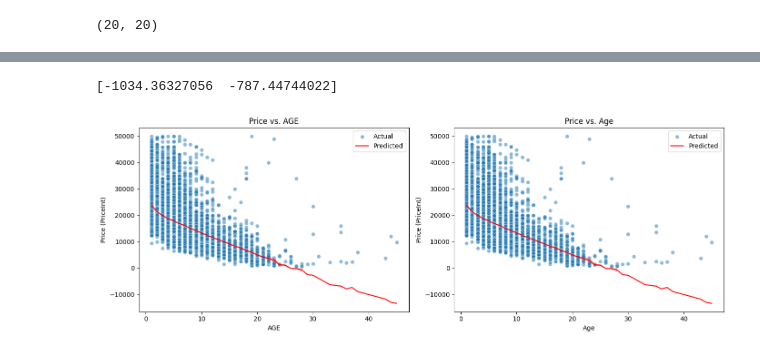
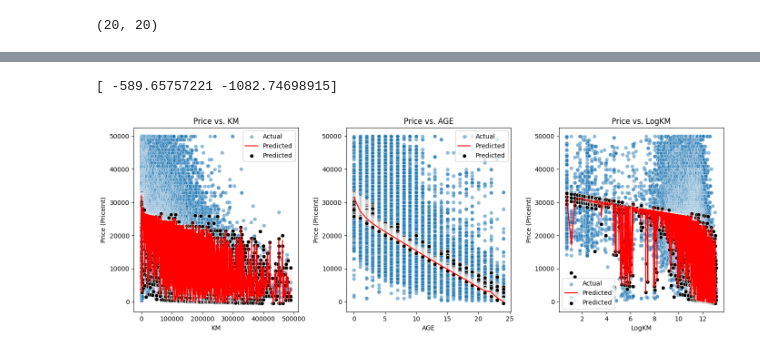
Before and after one commit to Josito3000/Awdint, a Jupyter notebook: DataAnalysis/FirstDataAnalysis.ipynb, the cells around one changed output, grey strips where cells are left out. Cells and saved outputs as stored; diff of their text form; code cells hidden in the pictures.

```diff
--- a/DataAnalysis/FirstDataAnalysis.ipynb
+++ b/DataAnalysis/FirstDataAnalysis.ipynb
@@ -15,5 +16,5 @@ from sklearn.metrics import mean_squared_error
 # %%
-carData_filepath = "C:/Users/PORTATIL/OneDrive/Documentos/Projects/CochecitosScrapping/OutputData/coches_data_compiled_2025-02-22_01-14.parquet"
+carData_filepath = "C:/Users/PORTATIL/OneDrive/Documentos/Projects/CochecitosScrapping/OldOutputData/coches_data_compiled_2025-02-22_01-14.parquet"
 
 # Load dataset
 df1 = pd.read_parquet(carData_filepath)
@@ -131,7 +130,9 @@ Name: count, dtype: int64
 # %%
 df = df.query("PriceInt <= 50000")
-#df = df[df["Brand"] == "VOLKSWAGEN"]
-df = df.query("YEAR < 2025")
+#df = df[df["Brand"] == "CUPRA"]
+df = df.query("YEAR > 2005")
+df = df.query("KM < 200000")
+#df = df.query("PriceInt < 500000")
 # %%
 # Define independent variables and target variable
 X = df[["KM", "YEAR"]]
@@ -249,40 +251,49 @@ plt.show()  # ✅ Ensures the first plot is displayed before moving to the next
 # %%
 # Define independent variables and target variable
 df['LogKM'] = np.log1p(df['KM'])  # Apply log transformation to KM
 df['AGE'] = 2025 - df['YEAR']  # Assuming current year is 2025
 
 
 X = df[["LogKM", "AGE"]]
 y = df["PriceInt"]
 
 # Train the regression model
 modelLog = LinearRegression()
 modelLog.fit(X, y)
 
 print(modelLog.coef_)
 
 df['Predicted_Price_log'] = modelLog.predict(X)
 
 # Create scatter plots with regression lines
-fig, axes = plt.subplots(1, 2, figsize=(14, 5))
+fig, axes = plt.subplots(1, 3, figsize=(14, 5))
 
 sns.scatterplot(x=df['AGE'], y=df['PriceInt'], alpha=0.5, label='Actual', ax=axes[1])
 sns.lineplot(x=df['AGE'], y=df['Predicted_Price_log'], color='red', label='Predicted', ax=axes[1])
-axes[0].set_title('Price vs. AGE')
-axes[0].set_xlabel('AGE')
+sns.scatterplot(x=df['AGE'], y=df['Predicted_Price_log'], color='black', label='Predicted', ax=axes[1])
+axes[1].set_title('Price vs. AGE')
+axes[1].set_xlabel('AGE')
+axes[1].set_ylabel('Price (PriceInt)')
+
+sns.scatterplot(x=df['KM'], y=df['PriceInt'], alpha=0.5, label='Actual', ax=axes[0])
+sns.lineplot(x=df['KM'], y=df['Predicted_Price_log'], color='red', label='Predicted', ax=axes[0], sort=False)
+sns.scatterplot(x=df['KM'], y=df['Predicted_Price_log'], color='black', label='Predicted', ax=axes[0])
+axes[0].set_title('Price vs. KM')
+axes[0].set_xlabel('KM')
 axes[0].set_ylabel('Price (PriceInt)')
 
-sns.scatterplot(x=df['AGE'], y=df['PriceInt'], alpha=0.5, label='Actual', ax=axes[0])
-sns.lineplot(x=df['AGE'], y=df['Predicted_Price_log'], color='red', label='Predicted', ax=axes[0])
-axes[1].set_title('Price vs. Age')
-axes[1].set_xlabel('Age')
-axes[1].set_ylabel('Price (PriceInt)')
+sns.scatterplot(x=df['LogKM'], y=df['PriceInt'], alpha=0.5, label='Actual', ax=axes[2])
+sns.lineplot(x=df['LogKM'], y=df['Predicted_Price_log'], color='red', label='Predicted', ax=axes[2], sort=False)
+sns.scatterplot(x=df['LogKM'], y=df['Predicted_Price_log'], color='black', label='Predicted', ax=axes[2])
+axes[2].set_title('Price vs. LogKM')
+axes[2].set_xlabel('LogKM')
+axes[2].set_ylabel('Price (PriceInt)')
 
 plt.tight_layout()
 plt.show()
 # %% [output]
-[-1034.36327056  -787.44744022]
+[ -589.65757221 -1082.74698915]
-[figure, old version]
+[figure, new version]
 # %%
 np.transpose([df.groupby("AGE")["PriceInt"].mean(),
 df.groupby("AGE")["PriceInt"].mean().diff()])
```
Also changed, not shown: parts of 13 cells of this notebook, 1 other file.
